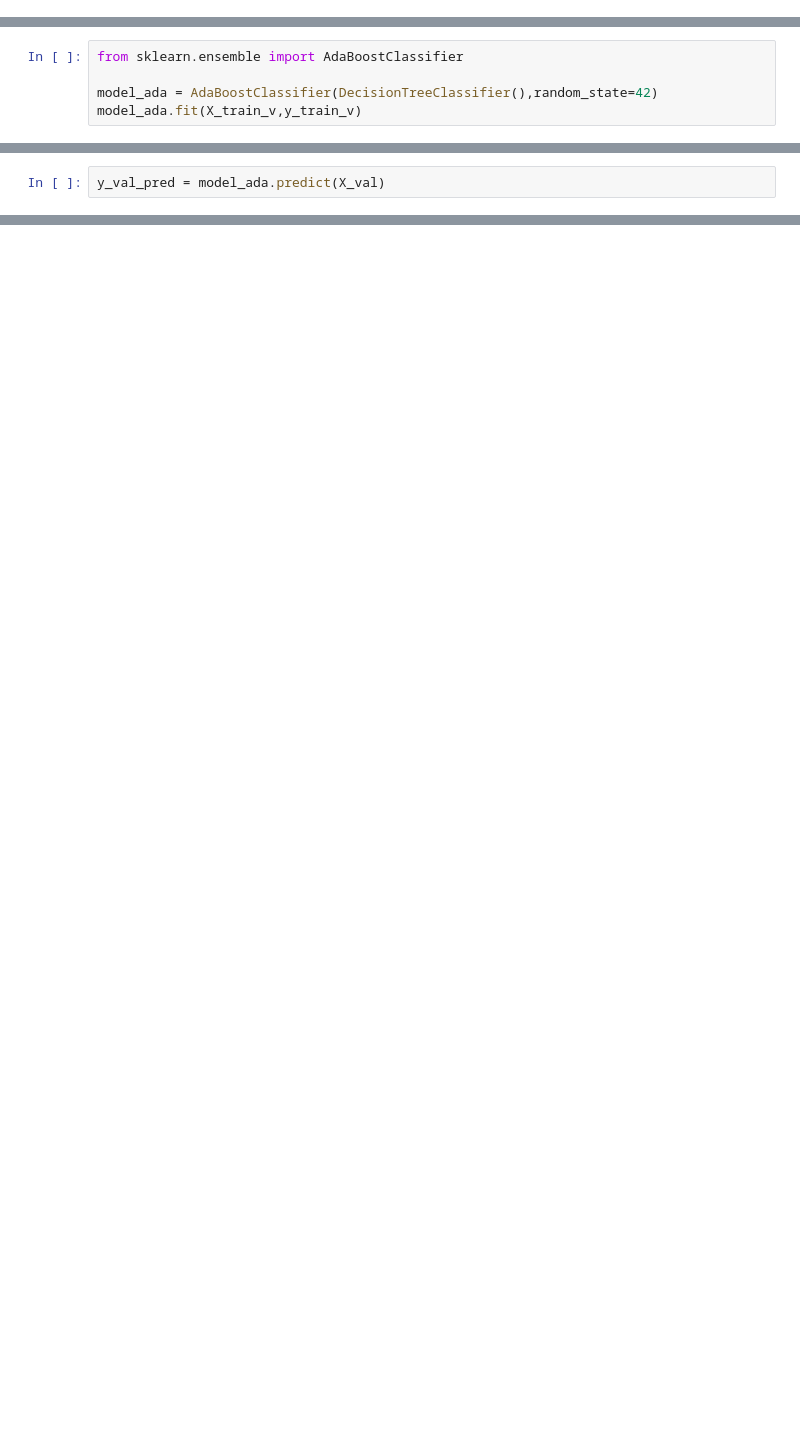
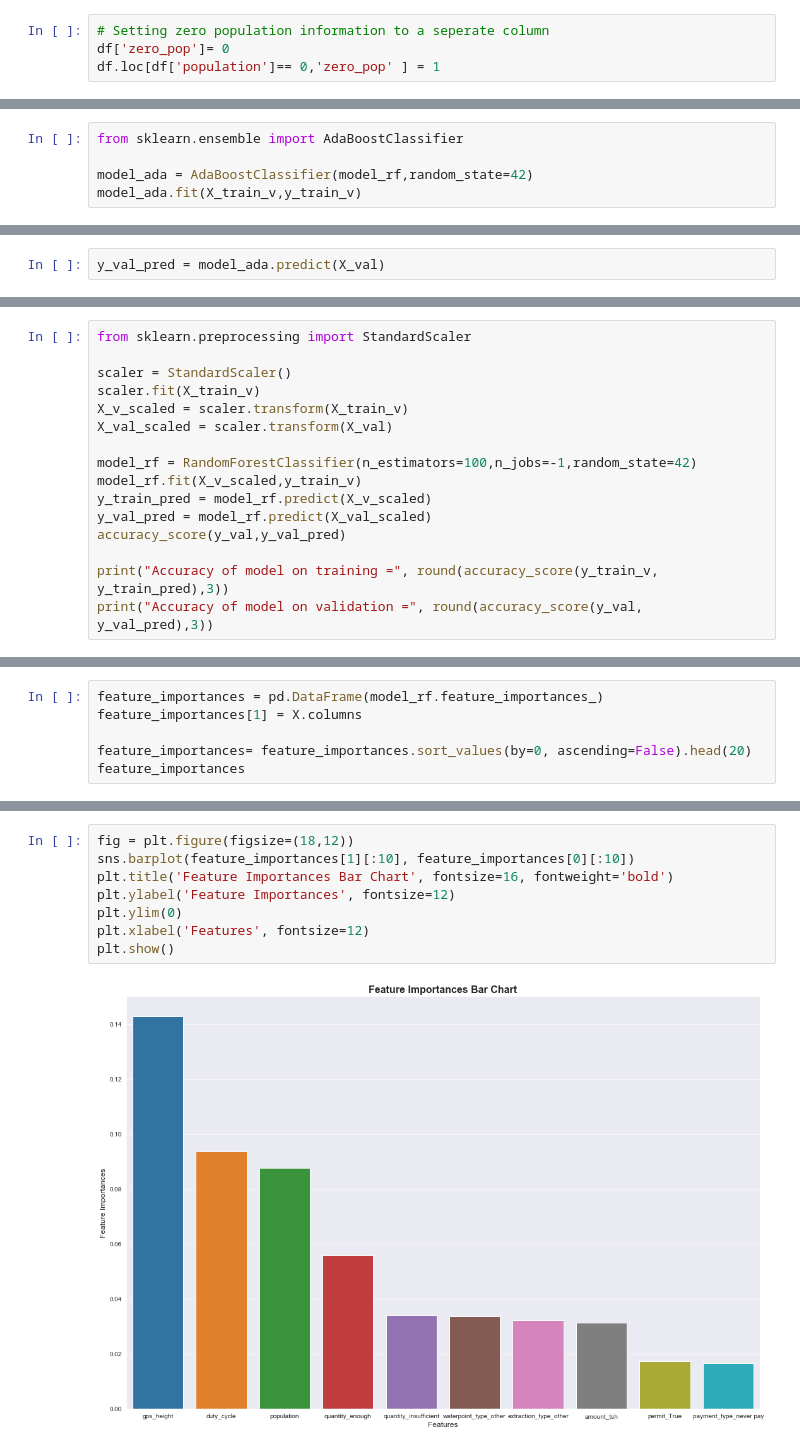
Before and after one commit to ArmanHussainDS/tanzania_water_well_classification, a Jupyter notebook: Competition Notebook.ipynb, the cells around one changed output, grey strips where cells are left out. Drawn from its saved outputs; the diff is of its cells as text; blank space fills up the shorter version.

```diff
--- a/Competition Notebook.ipynb
+++ b/Competition Notebook.ipynb
@@ -243,0 +255,4 @@ df.loc[df['amount_tsh']== 0,'zero_tsh' ] = 1
+# %%
+# Setting zero population information to a seperate column
+df['zero_pop']= 0
+df.loc[df['population']== 0,'zero_pop' ] = 1
@@ -626,7 +718,7 @@ Accuracy on validation set: 0.778
 # %%
 from sklearn.ensemble import AdaBoostClassifier
 
-model_ada = AdaBoostClassifier(DecisionTreeClassifier(),random_state=42)
+model_ada = AdaBoostClassifier(model_rf,random_state=42)
 model_ada.fit(X_train_v,y_train_v)
 # %% [output]
 AdaBoostClassifier(algorithm='SAMME.R',
@@ -652,0 +787,16 @@ accuracy_score(y_val, y_val_pred)
+# %%
+from sklearn.preprocessing import StandardScaler
+
+scaler = StandardScaler()
+scaler.fit(X_train_v)
+X_v_scaled = scaler.transform(X_train_v)
+X_val_scaled = scaler.transform(X_val)
+
+model_rf = RandomForestClassifier(n_estimators=100,n_jobs=-1,random_state=42)
+model_rf.fit(X_v_scaled,y_train_v)
+y_train_pred = model_rf.predict(X_v_scaled)
+y_val_pred = model_rf.predict(X_val_scaled)
+accuracy_score(y_val,y_val_pred)
+
+print("Accuracy of model on training =", round(accuracy_score(y_train_v, y_train_pred),3))
+print("Accuracy of model on validation =", round(accuracy_score(y_val, y_val_pred),3))
@@ -652,0 +822,6 @@ accuracy_score(y_val, y_val_pred)
+# %%
+feature_importances = pd.DataFrame(model_rf.feature_importances_)
+feature_importances[1] = X.columns
+
+feature_importances= feature_importances.sort_values(by=0, ascending=False).head(20)
+feature_importances
@@ -652,0 +849,10 @@ accuracy_score(y_val, y_val_pred)
+# %%
+fig = plt.figure(figsize=(18,12))
+sns.barplot(feature_importances[1][:10], feature_importances[0][:10])
+plt.title('Feature Importances Bar Chart', fontsize=16, fontweight='bold')
+plt.ylabel('Feature Importances', fontsize=12)
+plt.ylim(0)
+plt.xlabel('Features', fontsize=12)
+plt.show()
+# %% [output]
+[figure, added]
```
Also changed, not shown: parts of 92 cells of this notebook, 2 other files.
